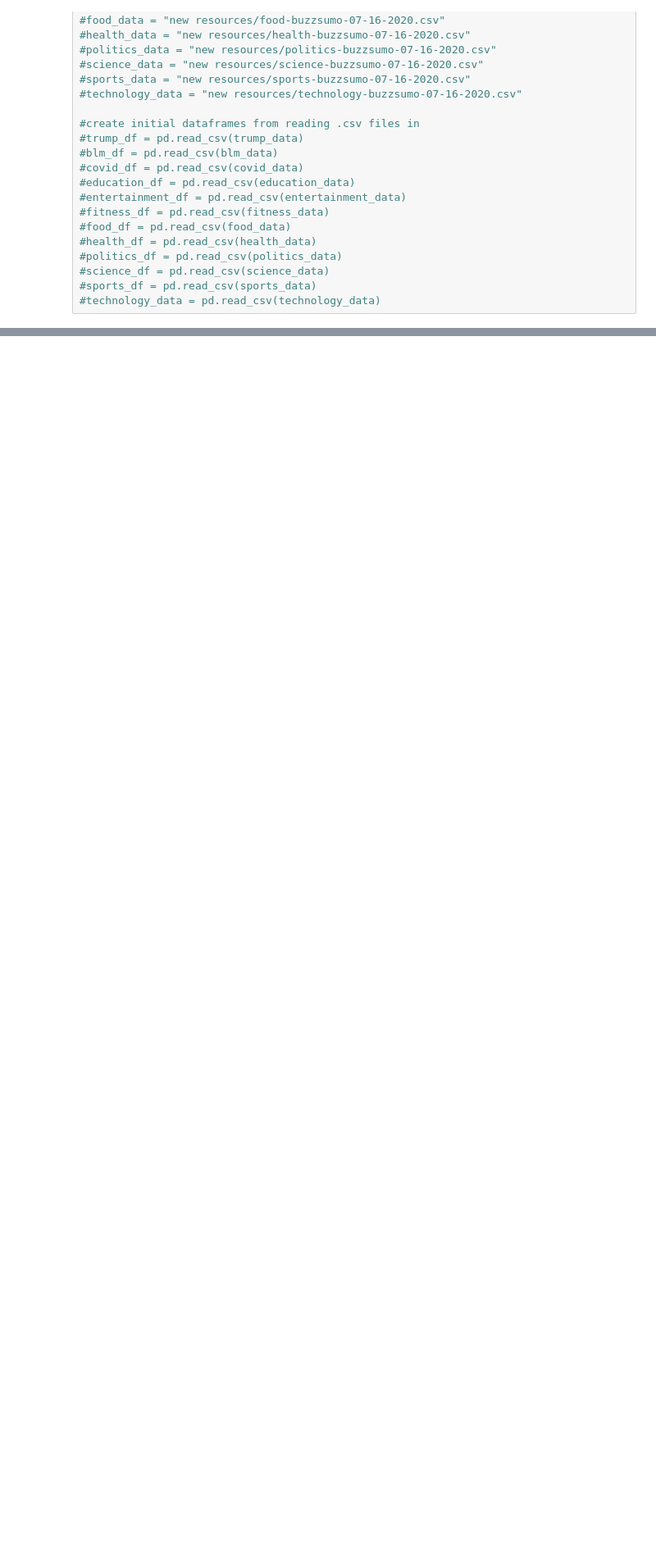
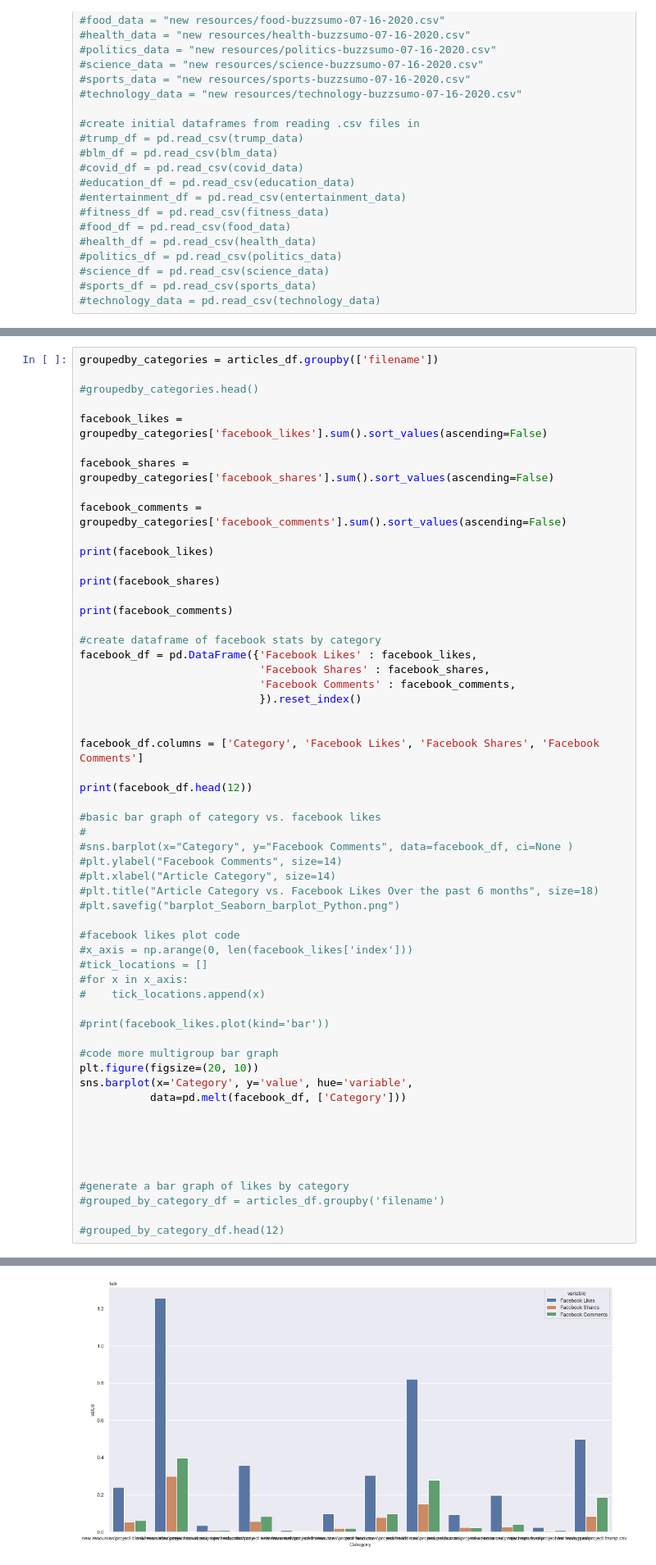
Before and after one commit to jakehtaylor/Classifying-Clickbait-Headlines, a Jupyter notebook: clean_dataframes.ipynb, the cells around one changed output, grey strips where cells are left out. Shown at 82% size. Drawn from its saved outputs; the diff is of its cells as text; blank space fills up the shorter version.

```diff
--- a/clean_dataframes.ipynb
+++ b/clean_dataframes.ipynb
@@ -151,0 +175,58 @@ articles_df
+# %%
+groupedby_categories = articles_df.groupby(['filename'])
+
+#groupedby_categories.head()
+
+facebook_likes = groupedby_categories['facebook_likes'].sum().sort_values(ascending=False)
+
+facebook_shares = groupedby_categories['facebook_shares'].sum().sort_values(ascending=False)
+
+facebook_comments = groupedby_categories['facebook_comments'].sum().sort_values(ascending=False)
+
+print(facebook_likes)
+
+print(facebook_shares)
+
+print(facebook_comments)
+
+#create dataframe of facebook stats by category
+facebook_df = pd.DataFrame({'Facebook Likes' : facebook_likes,
+                            'Facebook Shares' : facebook_shares,
+                            'Facebook Comments' : facebook_comments,
+                            }).reset_index()
+
+
+facebook_df.columns = ['Category', 'Facebook Likes', 'Facebook Shares', 'Facebook Comments']
+
+print(facebook_df.head(12))
+
+#basic bar graph of category vs. facebook likes
+#
+#sns.barplot(x="Category", y="Facebook Comments", data=facebook_df, ci=None )
+#plt.ylabel("Facebook Comments", size=14)
+#plt.xlabel("Article Category", size=14)
+#plt.title("Article Category vs. Facebook Likes Over the past 6 months", size=18)
+#plt.savefig("barplot_Seaborn_barplot_Python.png")
+
+#facebook likes plot code
+#x_axis = np.arange(0, len(facebook_likes['index']))
+#tick_locations = []
+#for x in x_axis:
+#    tick_locations.append(x)
+
+#print(facebook_likes.plot(kind='bar'))
+
+#code more multigroup bar graph
+plt.figure(figsize=(20, 10))
+sns.barplot(x='Category', y='value', hue='variable',
+           data=pd.melt(facebook_df, ['Category']))
+
+
+
+
+
+#generate a bar graph of likes by category
+#grouped_by_category_df = articles_df.groupby('filename')
+
+#grouped_by_category_df.head(12)
+# %% [output]
@@ -151,0 +251 @@ articles_df
+[figure, added]
```
Also changed, not shown: parts of 12 cells of this notebook, 1 other file.
